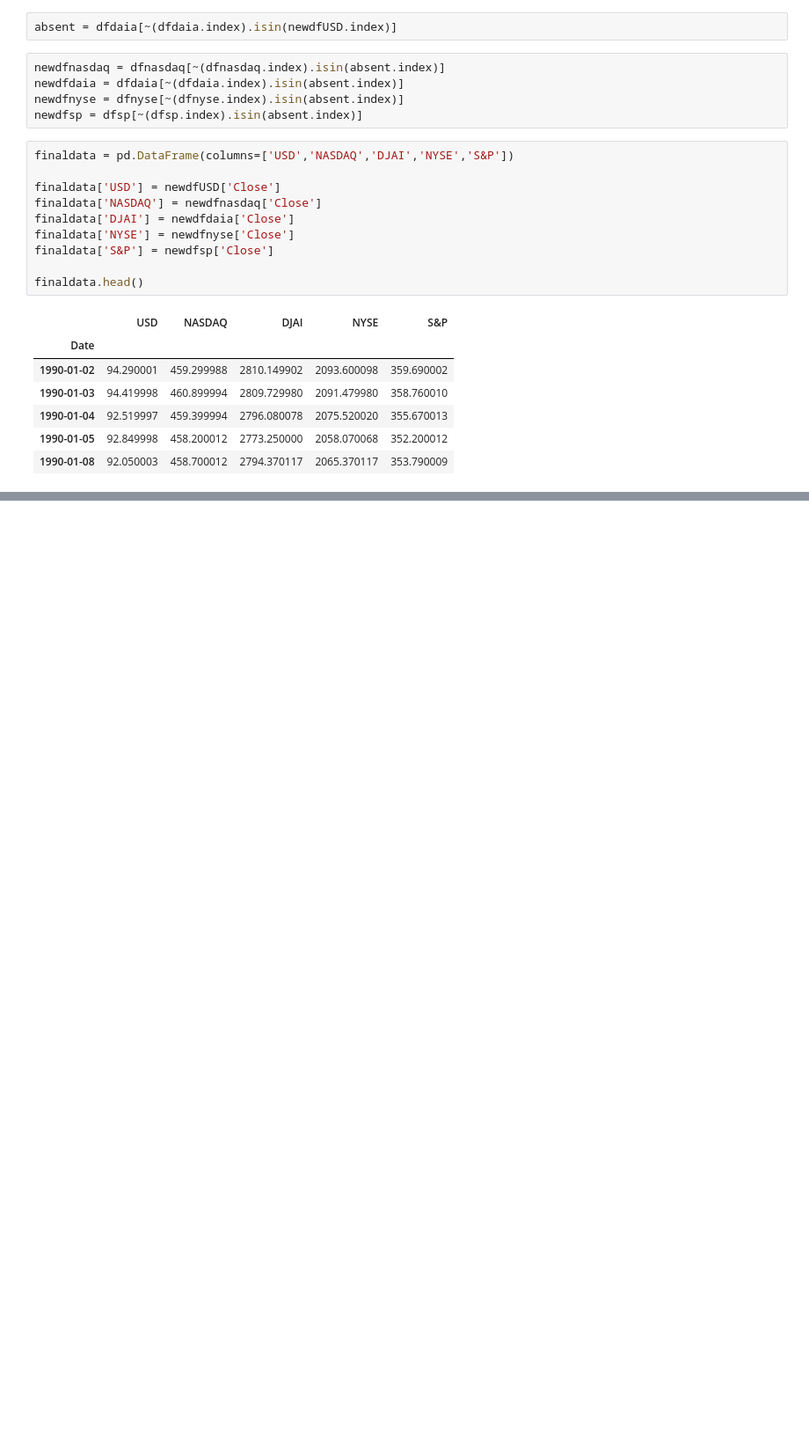
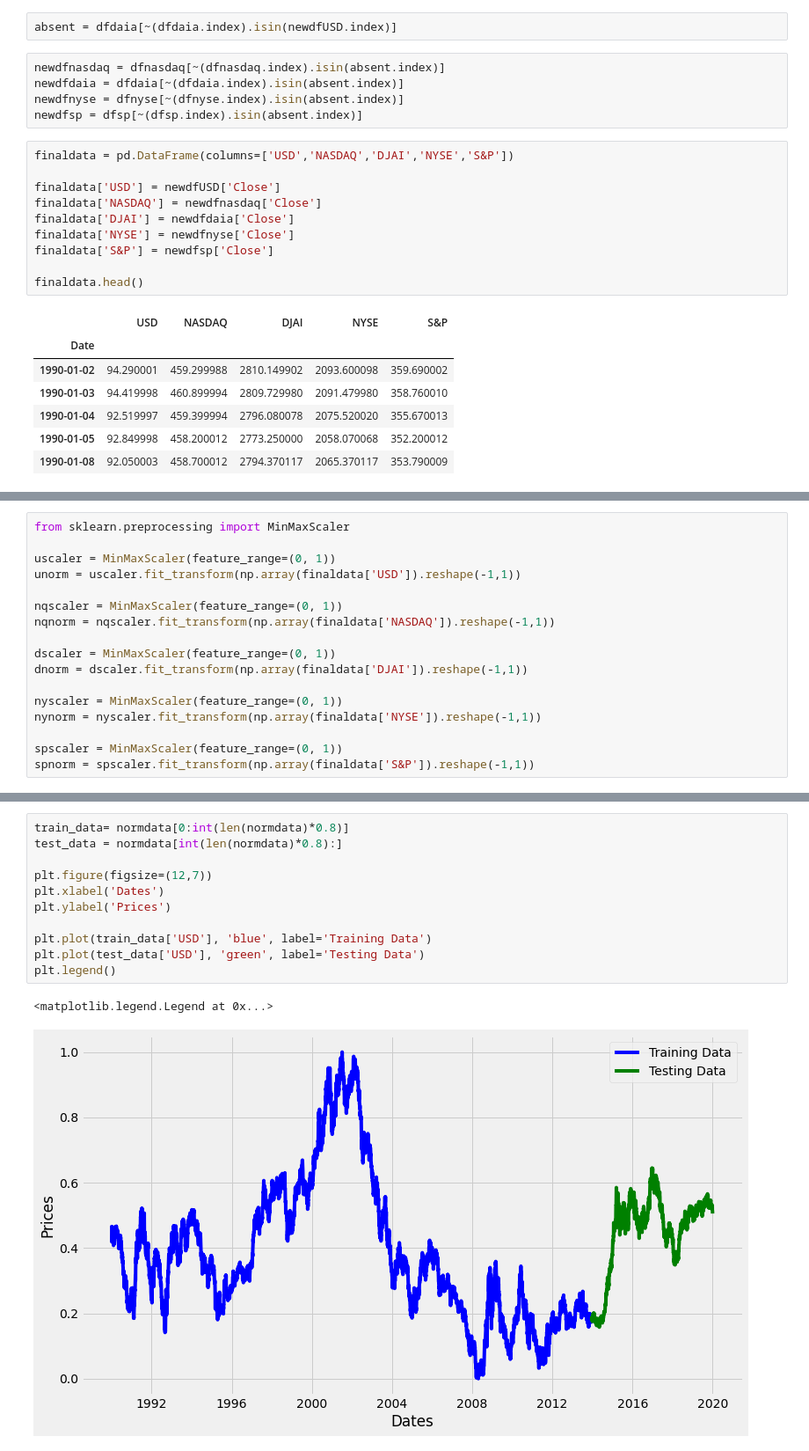
Before and after one commit to Mrunali95/Thesis, a Jupyter notebook: Multivariate_ARIMA.ipynb, the cells around one changed output, grey strips where cells are left out. Shown: that part at 88% size. Drawn from its saved outputs; the diff is of its cells as text; blank space fills up the shorter version.

```diff
--- a/Multivariate_ARIMA.ipynb
+++ b/Multivariate_ARIMA.ipynb
@@ -123,0 +113,17 @@ print(len(test_data))
+# %%
+from sklearn.preprocessing import MinMaxScaler
+
+uscaler = MinMaxScaler(feature_range=(0, 1))
+unorm = uscaler.fit_transform(np.array(finaldata['USD']).reshape(-1,1))
+
+nqscaler = MinMaxScaler(feature_range=(0, 1))
+nqnorm = nqscaler.fit_transform(np.array(finaldata['NASDAQ']).reshape(-1,1))
+
+dscaler = MinMaxScaler(feature_range=(0, 1))
+dnorm = dscaler.fit_transform(np.array(finaldata['DJAI']).reshape(-1,1))
+
+nyscaler = MinMaxScaler(feature_range=(0, 1))
+nynorm = nyscaler.fit_transform(np.array(finaldata['NYSE']).reshape(-1,1))
+
+spscaler = MinMaxScaler(feature_range=(0, 1))
+spnorm = spscaler.fit_transform(np.array(finaldata['S&P']).reshape(-1,1))
@@ -124 +140,15 @@ print(len(test_data))
+# %%
+train_data= normdata[0:int(len(normdata)*0.8)]
+test_data = normdata[int(len(normdata)*0.8):]
+
+plt.figure(figsize=(12,7))
+plt.xlabel('Dates')
+plt.ylabel('Prices')
+
+plt.plot(train_data['USD'], 'blue', label='Training Data')
+plt.plot(test_data['USD'], 'green', label='Testing Data')
+plt.legend()
+# %% [output]
+<matplotlib.legend.Legend at 0x...>
+[figure, added]
 # %%
```
Also changed, not shown: parts of 27 cells of this notebook.
